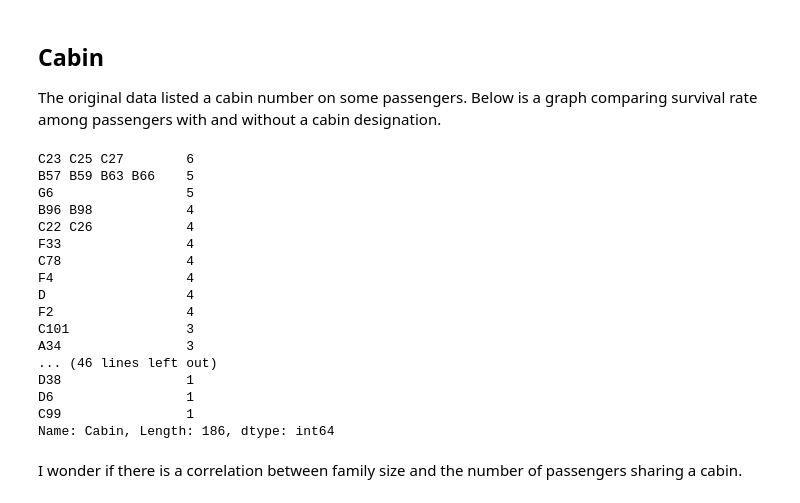
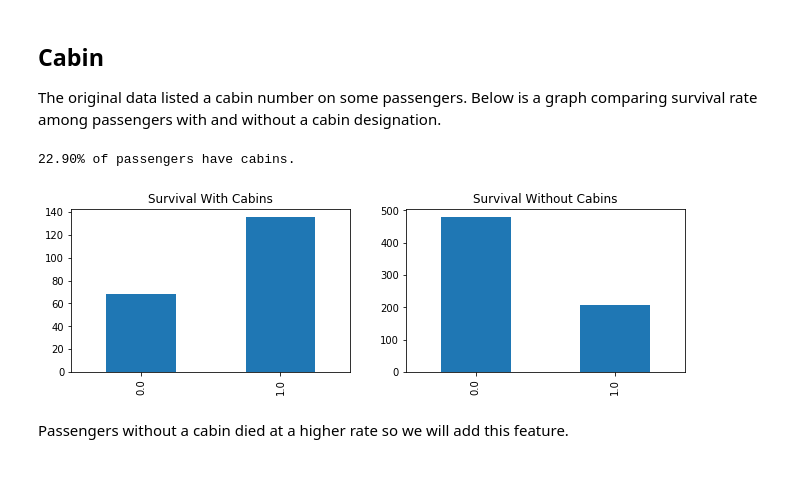
Before and after one commit to grantcooksey/kaggle-titanic, a Jupyter notebook: notebooks/Feature Engineering.ipynb, the cells around one changed output. Drawn from its saved outputs; the diff is of its cells as text; code cells hidden in the pictures; blank space fills up the shorter version.

```diff
--- a/notebooks/Feature Engineering.ipynb
+++ b/notebooks/Feature Engineering.ipynb
@@ -137,25 +137,22 @@ Name: Survived, dtype: int64
 ## Cabin
 
 The original data listed a cabin number on some passengers. Below is a graph comparing survival rate among passengers with and without a cabin designation.
-# %%
-data_raw['Cabin'].value_counts()
-# %% [output]
-C23 C25 C27        6
-B57 B59 B63 B66    5
-G6                 5
-B96 B98            4
-C22 C26            4
-F33                4
-C78                4
-F4                 4
-D                  4
-F2                 4
-C101               3
-A34                3
-... (46 lines left out)
-D38                1
-D6                 1
-C99                1
-Name: Cabin, Length: 186, dtype: int64
-# %% [markdown]
-I wonder if there is a correlation between family size and the number of passengers sharing a cabin.
+# %%
+fig, axs = plt.subplots(ncols=2, figsize=(11, 3))
+
+# Cabin
+df_cab = df.loc[pd.notnull(df['Cabin']), 'Survived'].value_counts().sort_index()
+df_cab.plot.bar(ax=axs[0])
+axs[0].set_title('Survival With Cabins')
+
+# No Cabin
+df_no_cab = df.loc[pd.isnull(df['Cabin']), 'Survived'].value_counts()
+df_no_cab.plot.bar(ax=axs[1])
+axs[1].set_title('Survival Without Cabins')
+
+print('{:.2f}% of passengers have cabins.'.format(df_cab.sum() / len(df) * 100))
+# %% [output]
+22.90% of passengers have cabins.
+[figure, added]
+# %% [markdown]
+Passengers without a cabin died at a higher rate so we will add this feature.
```
Also changed, not shown: parts of 12 cells of this notebook.
